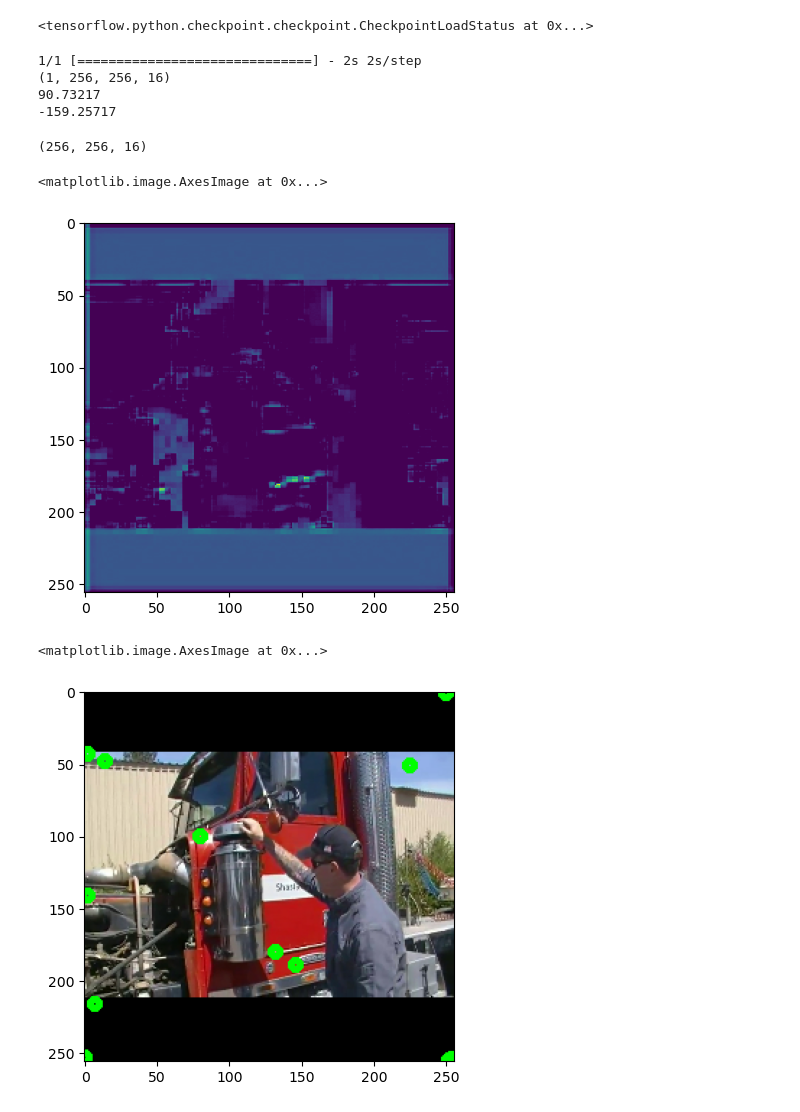
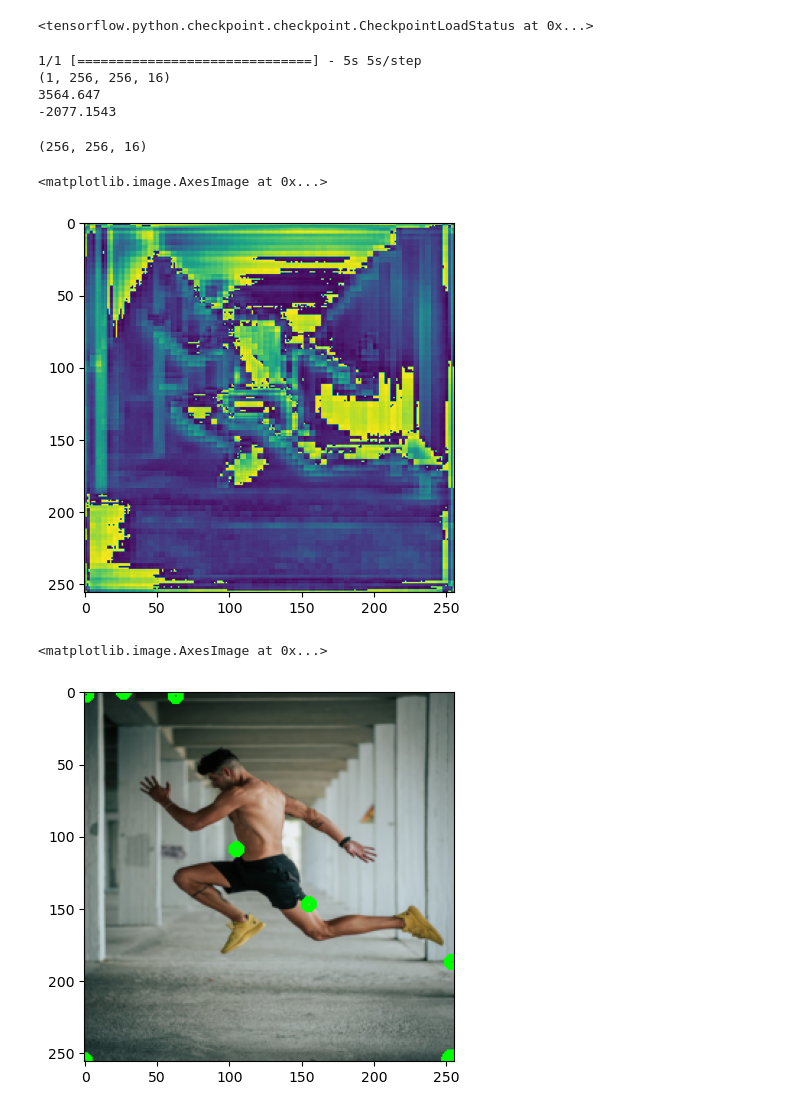
Before and after one commit to waterself/stacked_hourglass_network_tensorflow_2.x_implements, a Jupyter notebook: inference.ipynb, the cells around one changed output. Saved outputs shown, nothing was run; the diff lists cells and outputs as text; code cells hidden in the pictures.

```diff
--- a/inference.ipynb
+++ b/inference.ipynb
@@ -6,47 +6,47 @@ import numpy as np
 # %%
 from src.loss import MSE
 from src.metric.selected_metrics import selected_metrics as jsp
-model = tf.keras.models.load_model('../8stack_20epoch/8stcks_20epch', compile=False)
+model = tf.keras.models.load_model('../8stack_20epoch_linear/8stcks_20epch', compile=False)
 model.compile(
     optimizer=keras.optimizers.Adam(learning_rate=0.0001),
     loss=keras.losses.mean_squared_error,
-    metrics=[jsp, 'mae'],
+    metrics=[jsp, 'acc'],
     )
-checkpoint_path = "../8stack_20epoch/training_1/cp-0003.ckpt"
+checkpoint_path = "../8stack_20epoch/training_1/cp-0008.ckpt"
 model.load_weights(checkpoint_path)
-# print(model.summary())
+#print(model.summary())
 # %% [output]
 WARNING:tensorflow:Unable to restore custom metric. Please ensure that the layer implements `get_config` and `from_config` when saving. In addition, please use the `custom_objects` arg when calling `l ...
 <tensorflow.python.checkpoint.checkpoint.CheckpointLoadStatus at 0x...>
 # %%
 import matplotlib.pyplot as plt
-test_image = tf.io.read_file('./practice/061185289.jpg')
+test_image = tf.io.read_file('./practice/test_1.jpg')
 test_image = tf.io.decode_image(test_image)
 
 target_height = 256
 target_width = 256
 
-resized_image = tf.image.resize_with_pad(test_image, target_height, target_width)
+resized_image = tf.image.resize(test_image, (target_height, target_width), antialias=True)
 # %%
 result = model.predict(tf.expand_dims(resized_image, axis=0))
 print(result.shape)
 print(result.max())
 print(result.min())
 # %% [output]
-1/1 [==============================] - 2s 2s/step
+1/1 [==============================] - 5s 5s/step
 (1, 256, 256, 16)
-90.73217
--159.25717
+3564.647
+-2077.1543
 # %%
 result_squeezed = tf.squeeze(result, axis=0)
 print(result_squeezed.shape)
-result_img = tf.reduce_sum(result_squeezed, axis=-1, keepdims=True)
+result_img = tf.reduce_max(result_squeezed, axis=-1, keepdims=True)
 result_img = tf.cast(result_img, dtype=tf.uint8)
 plt.imshow(result_img)
 # %% [output]
 (256, 256, 16)
 <matplotlib.image.AxesImage at 0x...>
-[figure, old version]
+[figure, new version]
 # %%
 import cv2
 vis_image = tf.cast(resized_image, dtype=tf.uint8).numpy()
@@ -64,4 +64,4 @@ for idx in range(result_squeezed.shape[-1]):
 plt.imshow(vis_image)
 # %% [output]
 <matplotlib.image.AxesImage at 0x...>
-[figure, old version]
+[figure, new version]
```
Also changed, not shown: 10 other files.
